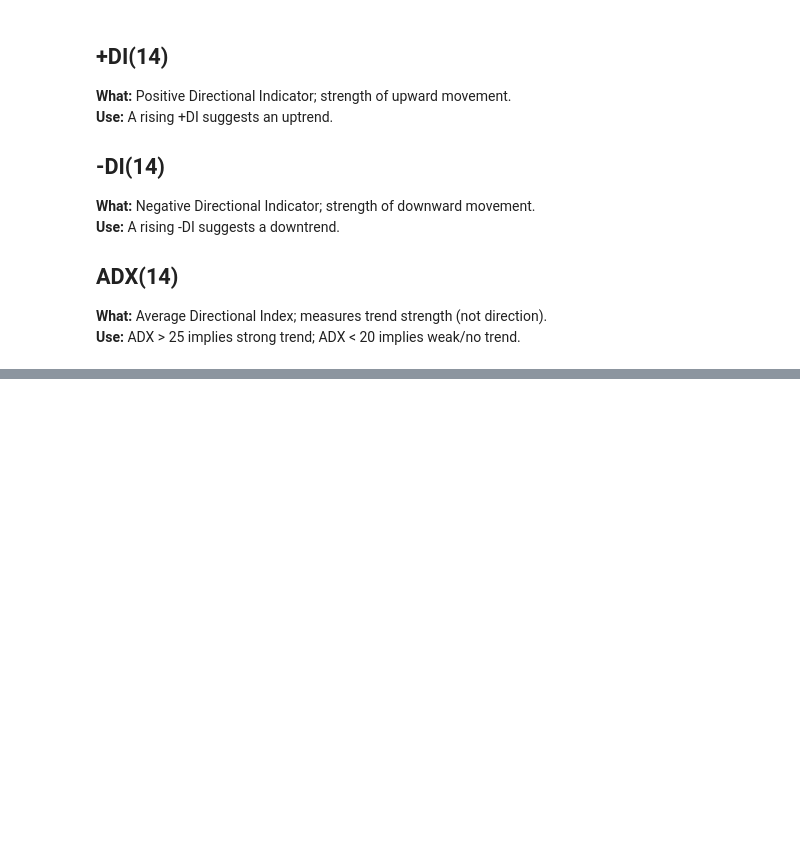
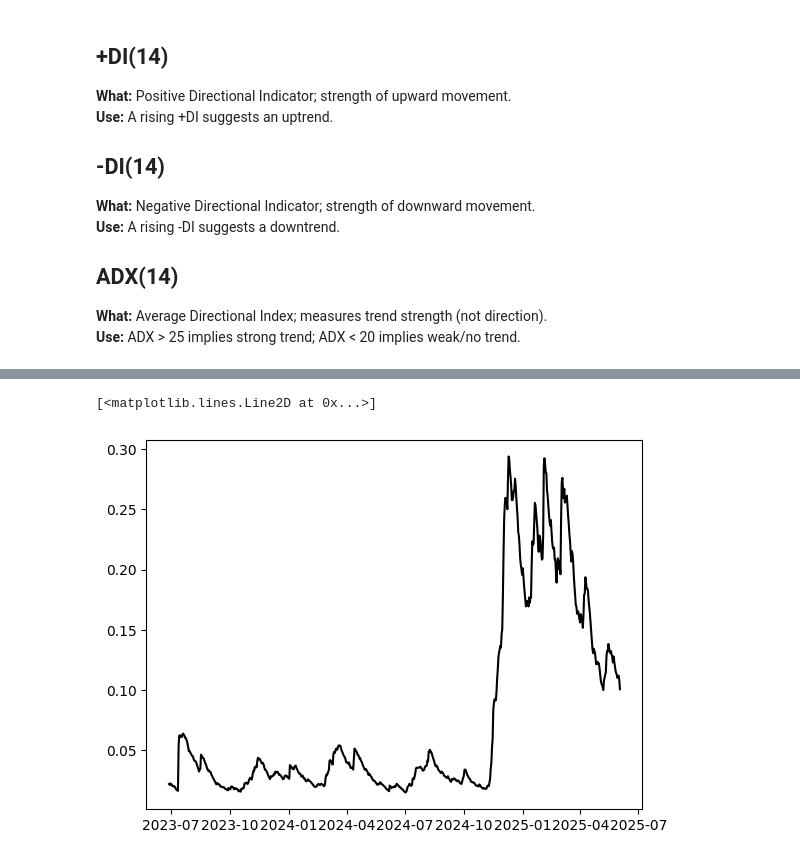
Before and after one commit to Ahkylez/Crypto-Indicators, a Jupyter notebook: crypto_indicators.ipynb, the cells around one changed output, grey strips where cells are left out. Cells and saved outputs as stored; diff of their text form; code cells hidden in the pictures; blank space fills up the shorter version.

```diff
--- a/crypto_indicators.ipynb
+++ b/crypto_indicators.ipynb
@@ -182,0 +196,8 @@ ValueError: columns overlap but no suffix specified: Index(['ADX_14', 'DMP_14',
+# %%
+plt.plot(df.index, df['ATRr_14'], label='ATR', color='black')
+plt.title('ATR')
+plt.xlabel('Date')
+plt.ylabel('')
+# %% [output]
+[<matplotlib.lines.Line2D at 0x...>]
+[figure, added]
```
Also changed, not shown: parts of 10 cells of this notebook.
